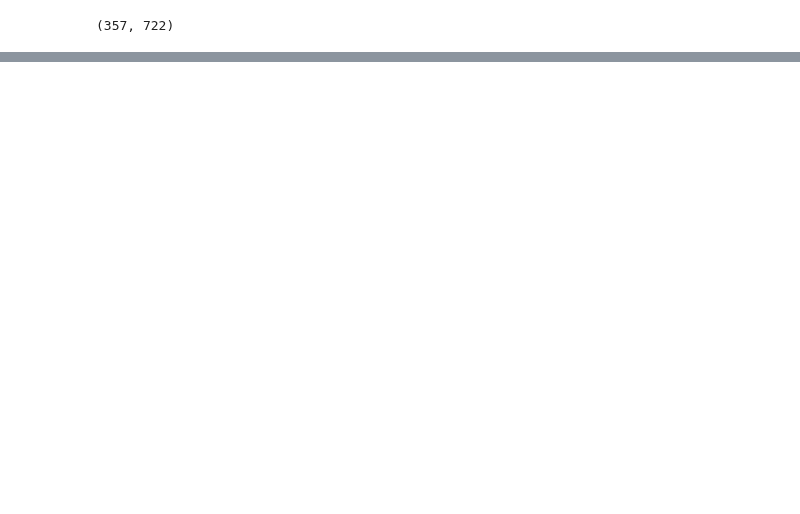
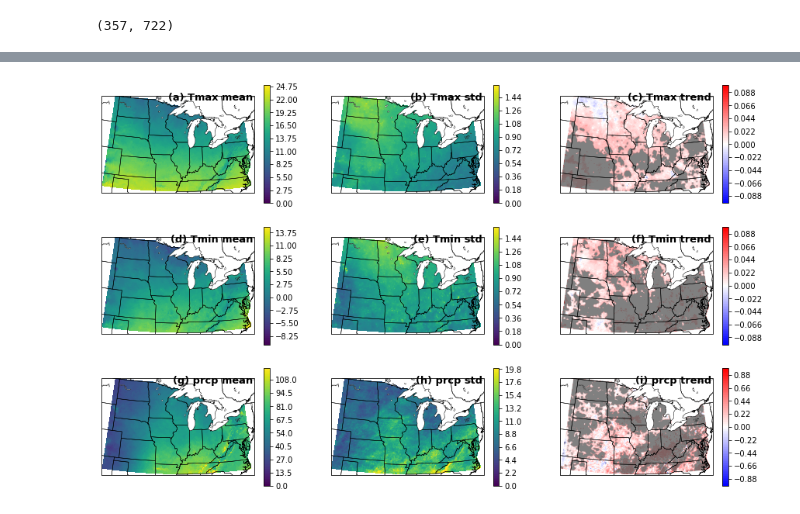
Before and after one commit to Diane1306/ERA5_PRISM, a Jupyter notebook: plot_AgPaper.ipynb, the cells around one changed output, grey strips where cells are left out. Drawn from its saved outputs; the diff is of its cells as text; code cells hidden in the pictures; blank space fills up the shorter version.

```diff
--- a/plot_AgPaper.ipynb
+++ b/plot_AgPaper.ipynb
@@ -136,63 +467,71 @@ plt.close()
+# %%
+var_mean = np.load('./var/spring_input_mean.npy')
+var_std = np.load('./var/spring_input_std.npy')
+var_slope = np.load('./var/spring_input_slope.npy')
+var_pvalue = np.load('./var/spring_input_pvalue.npy')
 # %%
 data = []
 pvalue = []
-data.append(var_mean[2, :, :])
-data.append(var_std[2, :, :])
-data.append(var_slope[2, :, :])
-pvalue.append(var_pvalue[2, :, :])
-data.append(var_mean[3, :, :])
-data.append(var_std[3, :, :])
-data.append(var_slope[3, :, :])
-pvalue.append(var_pvalue[3, :, :])
+for i in range(3):
+    data.append(var_mean[i, :, :])
+    data.append(var_std[i, :, :])
+    data.append(var_slope[i, :, :])
+    pvalue.append(var_pvalue[i, :, :])
 # %%
-# extent = [-105, -75, 34, 49]
-# fig, axs = plt.subplots(3, 2, figsize=(13, 8))
-# ll = [0, 0, -.6, 0, 0, -.6, 0, 0, -.6]
-# lr = [160, 16, .6, 160, 16, .6, 40, 16, .6]
-# step = [40, 2, .2, 40, 2, .2, 10, 2, .2]
-# title = ['(a) Side Green mean', '(b) Side Green std', '(c) Side Green slope', '(d) Full Bloom mean',
-#          '(e) Full Bloom std', '(f) Full Bloom slope', '(g) Spring Duration mean', '(h) Spring Duration std',
-#          '(i) Spring Duration slope']
-# pc = []
-# for i in range(9):
-#     ax = plt.subplot(3,3,i+1, projection=ccrs.AlbersEqualArea(np.mean(extent[:2]), np.mean(extent[2:])))
-#     ax.set_extent(extent)
-#     ax.add_feature(cartopy.feature.BORDERS, lw=.1, linestyle=':')
-#     ax.add_feature(cartopy.feature.COASTLINE, lw=.1, linestyle=':')
-#     ax.add_feature(cartopy.feature.STATES.with_scale('10m'), lw=.5)
-#     ax.add_feature(cartopy.feature.LAKES, edgecolor='black', facecolor='white', lw=.3)
+extent = [-105, -75, 34, 49]
+fig, axs = plt.subplots(3, 3, figsize=(15, 9.5))
+ll = [0, 0, -.1, -10, 0, -.1, 0, 0, -1]
+lr = [25, 1.6, .1, 15, 1.6, .1, 120, 20, 1]
+step = [5, .4, .05, 8, 5, .05, 30, 4, .5]
+title = ['(a) Tmax mean', '(b) Tmax std', '(c) Tmax trend', '(d) Tmin mean',
+         '(e) Tmin std', '(f) Tmin trend', '(g) prcp mean', '(h) prcp std',
+         '(i) prcp trend']
+pc = []
+for i in range(9):
+    ax = plt.subplot(3,3,i+1, projection=ccrs.AlbersEqualArea(np.mean(extent[:2]), np.mean(extent[2:])))
+    ax.set_extent(extent)
+    ax.add_feature(cartopy.feature.BORDERS, lw=.1, linestyle=':')
+    ax.add_feature(cartopy.feature.COASTLINE, lw=.1, linestyle=':')
+    ax.add_feature(cartopy.feature.STATES.with_scale('10m'), lw=.5)
+    ax.add_feature(cartopy.feature.LAKES, edgecolor='black', facecolor='white', lw=.3)
 
-#     levels = MaxNLocator(nbins=100).tick_values(ll[i], lr[i])
-#     if i%3-2:
-#         cmap = plt.get_cmap('viridis')
-#     else:
-#         cmap = plt.get_cmap('bwr')
-#     norm = BoundaryNorm(levels, ncolors=cmap.N, clip=True)
+    levels = MaxNLocator(nbins=100).tick_values(ll[i], lr[i])
+    if i%3-2:
+        cmap = plt.get_cmap('viridis')
+    else:
+        cmap = plt.get_cmap('bwr')
+    norm = BoundaryNorm(levels, ncolors=cmap.N, clip=True)
 
-#     pc.append(plt.pcolormesh(Lon, Lat, data[i], cmap=cmap, norm=norm, transform=ccrs.PlateCarree()))
-#     if i%3 == 2:
-#         plt.scatter(Lon, Lat, np.where(pvalue[int((i-2)/3)]<0.05, 1, np.nan), 'grey', alpha=.1, transform=ccrs.PlateCarree())
-#     ax.text(.99,.95,title[i], fontsize=13, fontweight='bold',horizontalalignment='right',transform=ax.transAxes)
+    pc.append(plt.pcolormesh(Lon, Lat, data[i], cmap=cmap, norm=norm, transform=ccrs.PlateCarree()))
+    plt.colorbar()
+    if i%3 == 2:
+        plt.scatter(Lon, Lat, np.where(pvalue[int((i-2)/3)]<0.05, 1, np.nan), 'grey', alpha=.05, transform=ccrs.PlateCarree())
+    ax.text(.99,.95,title[i], fontsize=13, fontweight='bold',horizontalalignment='right',transform=ax.transAxes)
+plt.subplots_adjust(bottom=0.02, top=.98, left=0.02, right=.98,
+                    wspace=0.005, hspace=0.005)
 # plt.subplots_adjust(bottom=0.02, top=.98, left=0.02, right=.98,
 #                     wspace=0.005, hspace=0.005)
 # i = 0
 # cb_ax = fig.add_axes([.005, 0.345, 0.01, 0.64])
 # cbar = fig.colorbar(pc[i], cax=cb_ax, ticks=np.arange(ll[i], lr[i]+step[i], step[i]), extend='max')
 # cb_ax.yaxis.set_ticks_position('left')
 # cb_ax.tick_params(labelsize=12)
 # i = 2
 # cb_ax = fig.add_axes([0.985, .02, 0.01, 0.96])
 # cbar = fig.colorbar(pc[i], cax=cb_ax, ticks=np.arange(ll[i], lr[i]+step[i], step[i]), extend='both')
 # cb_ax.tick_params(labelsize=12)
 # i = 6
 # cb_ax = fig.add_axes([0.005, .02, 0.01, 0.32])
 # cbar = fig.colorbar(pc[i], cax=cb_ax, ticks=np.arange(ll[i], lr[i]+step[i], step[i]), extend='max')
 # cb_ax.yaxis.set_ticks_position('left')
 # cb_ax.tick_params(labelsize=12)
 # i = 7
 # cb_ax = fig.add_axes([0.34, .005, 0.32, 0.01])
 # cbar = fig.colorbar(pc[i], cax=cb_ax, ticks=np.arange(ll[i], lr[i]+step[i], step[i]), extend='max', orientation="horizontal")
 # cb_ax.tick_params(labelsize=12)
 
-# # plt.savefig('./plot/AgPaper/fig2.png', bbox_inches='tight')
-# # plt.close()
+# plt.savefig('./plot/AgPaper/fig1.png', bbox_inches='tight')
+# plt.close()
+plt.show()
+# %% [output]
+[figure, added]
```
Also changed, not shown: parts of 13 cells of this notebook, 1 other file.
